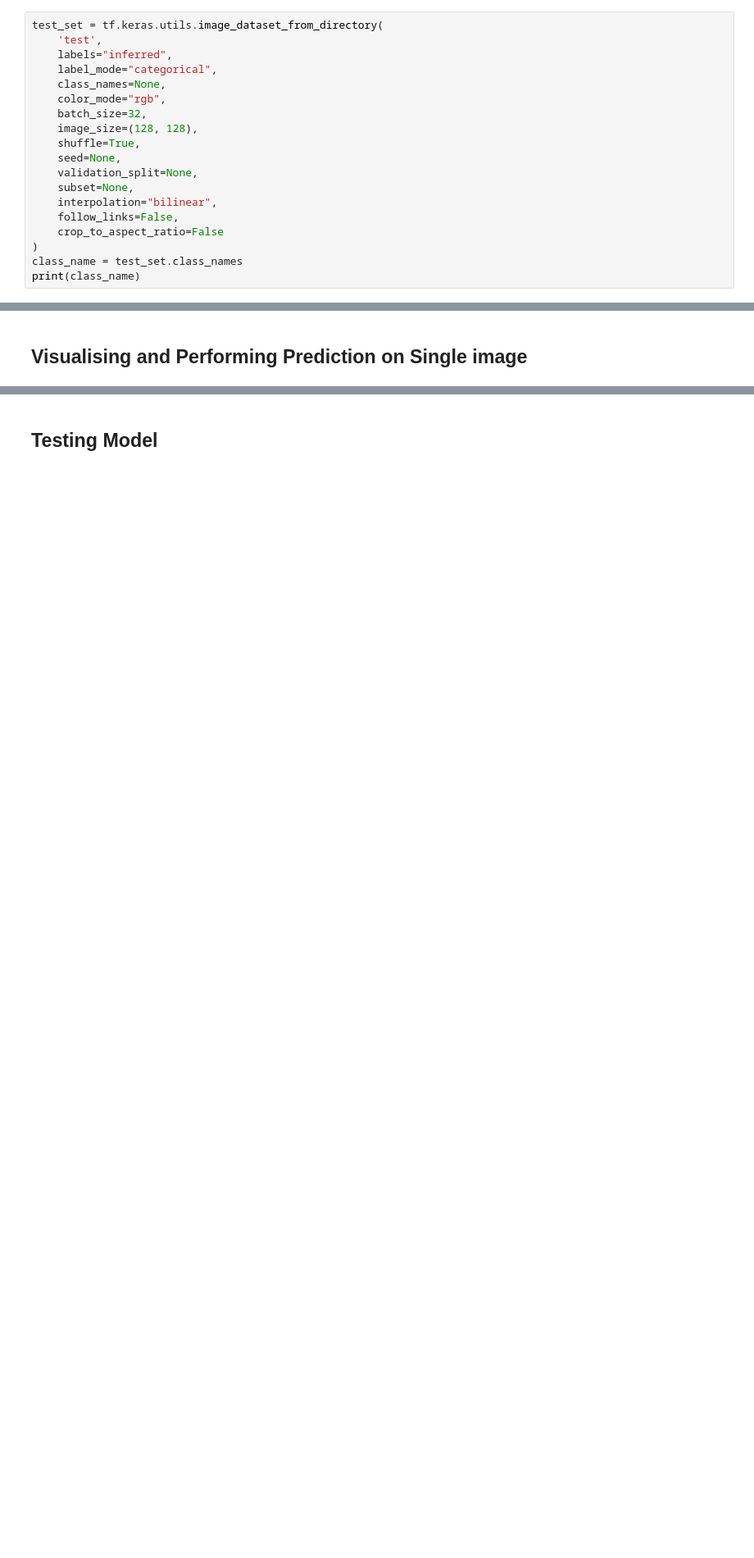
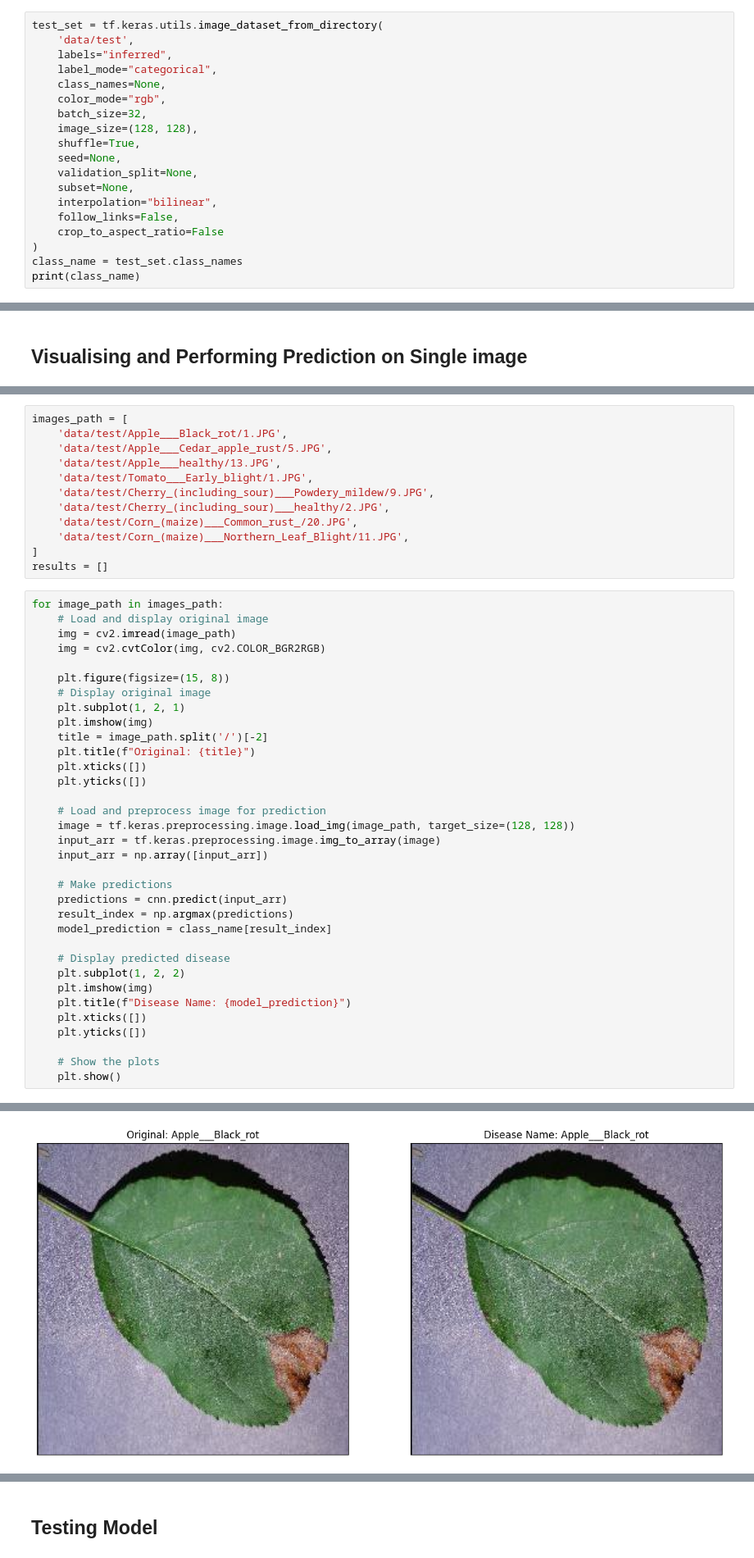
Before and after one commit to shaharsh624/PlantDiseaseProject, a Jupyter notebook: PlantDisease_Test.ipynb, the cells around one changed output, grey strips where cells are left out. Shown at 82% size. Saved outputs shown, nothing was run; the diff lists cells and outputs as text; blank space fills up the shorter version.

```diff
--- a/PlantDisease_Test.ipynb
+++ b/PlantDisease_Test.ipynb
@@ -11,7 +11,7 @@ Dataset Link: https://www.kaggle.com/datasets/vipoooool/new-plant-diseases-datas
 # Test set Image Processing
 # %%
 test_set = tf.keras.utils.image_dataset_from_directory(
-    'test',
+    'data/test',
     labels="inferred",
     label_mode="categorical",
     class_names=None,
@@ -56,0 +45,47 @@ plt.show()
+# %%
+images_path = [
+    'data/test/Apple___Black_rot/1.JPG',
+    'data/test/Apple___Cedar_apple_rust/5.JPG',
+    'data/test/Apple___healthy/13.JPG',
+    'data/test/Tomato___Early_blight/1.JPG',
+    'data/test/Cherry_(including_sour)___Powdery_mildew/9.JPG',
+    'data/test/Cherry_(including_sour)___healthy/2.JPG',
+    'data/test/Corn_(maize)___Common_rust_/20.JPG',
+    'data/test/Corn_(maize)___Northern_Leaf_Blight/11.JPG',
+]
+results = []
+# %%
+for image_path in images_path:
+    # Load and display original image
+    img = cv2.imread(image_path)
+    img = cv2.cvtColor(img, cv2.COLOR_BGR2RGB)
+
+    plt.figure(figsize=(15, 8))
+    # Display original image
+    plt.subplot(1, 2, 1)
+    plt.imshow(img)
+    title = image_path.split('/')[-2]
+    plt.title(f"Original: {title}")
+    plt.xticks([])
+    plt.yticks([])
+
+    # Load and preprocess image for prediction
+    image = tf.keras.preprocessing.image.load_img(image_path, target_size=(128, 128))
+    input_arr = tf.keras.preprocessing.image.img_to_array(image)
+    input_arr = np.array([input_arr])
+
+    # Make predictions
+    predictions = cnn.predict(input_arr)
+    result_index = np.argmax(predictions)
+    model_prediction = class_name[result_index]
+
+    # Display predicted disease
+    plt.subplot(1, 2, 2)
+    plt.imshow(img)
+    plt.title(f"Disease Name: {model_prediction}")
+    plt.xticks([])
+    plt.yticks([])
+
+    # Show the plots
+    plt.show()
+# %% [output]
@@ -56,0 +93 @@ plt.show()
+[figure, added]
```
Also changed, not shown: parts of 11 cells of this notebook, 2 other files.
